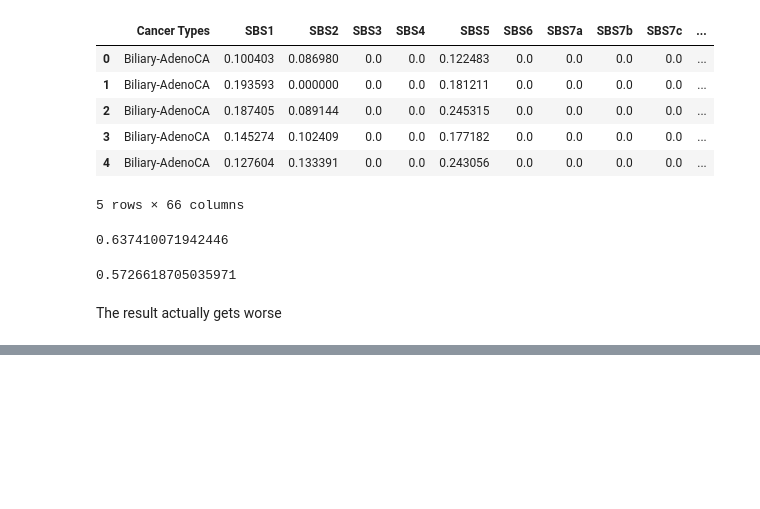
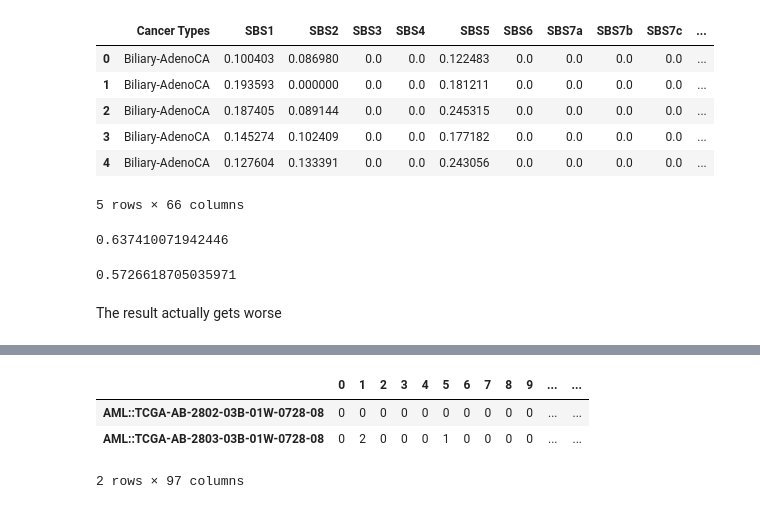
Before and after one commit to Lepardi/LSI31003-group-work, a Jupyter notebook: MachineLearning_inMolecularBiology2020_GroupProject.ipynb, the cells around one changed output, grey strips where cells are left out. Drawn from its saved outputs; the diff is of its cells as text; code cells hidden in the pictures; blank space fills up the shorter version.

```diff
--- a/MachineLearning_inMolecularBiology2020_GroupProject.ipynb
+++ b/MachineLearning_inMolecularBiology2020_GroupProject.ipynb
@@ -376,0 +445,7 @@ The result actually gets worse
+# %%
+TCGA_wes_mut.head(2)
+# %% [output]
+|  | 0 | 1 | 2 | 3 | 4 | 5 | 6 | 7 | 8 | 9 | ... | ... |
+| AML::TCGA-AB-2802-03B-01W-0728-08 | 0 | 0 | 0 | 0 | 0 | 0 | 0 | 0 | 0 | 0 | ... | ... |
+| AML::TCGA-AB-2803-03B-01W-0728-08 | 0 | 2 | 0 | 0 | 0 | 1 | 0 | 0 | 0 | 0 | ... | ... |
+2 rows × 97 columns
```
Also changed, not shown: parts of 32 cells of this notebook.
